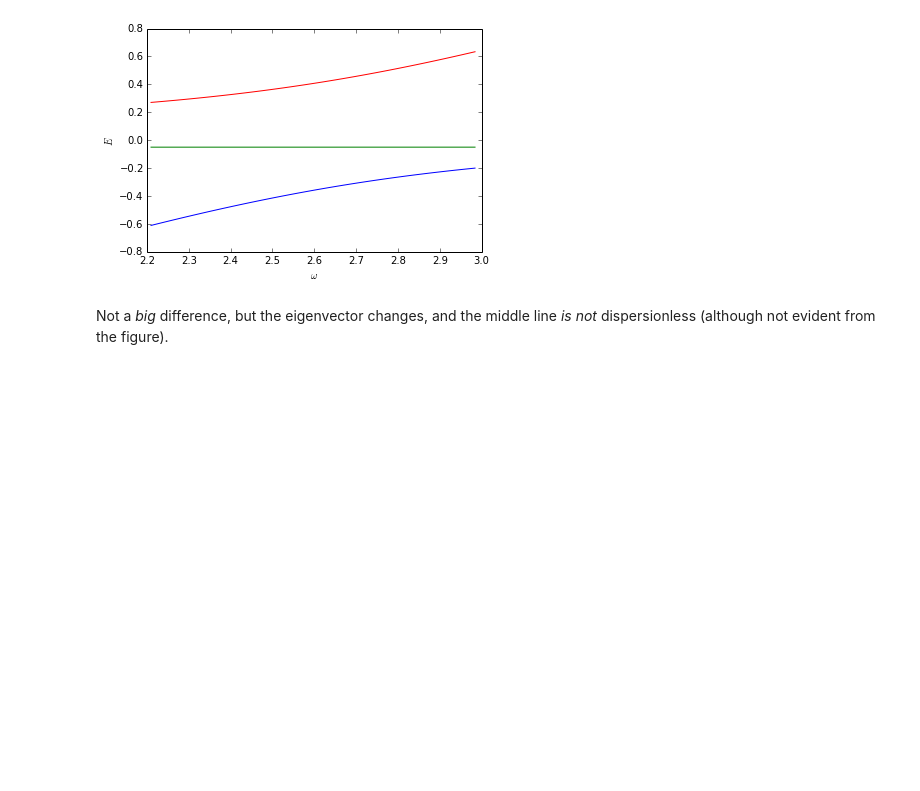
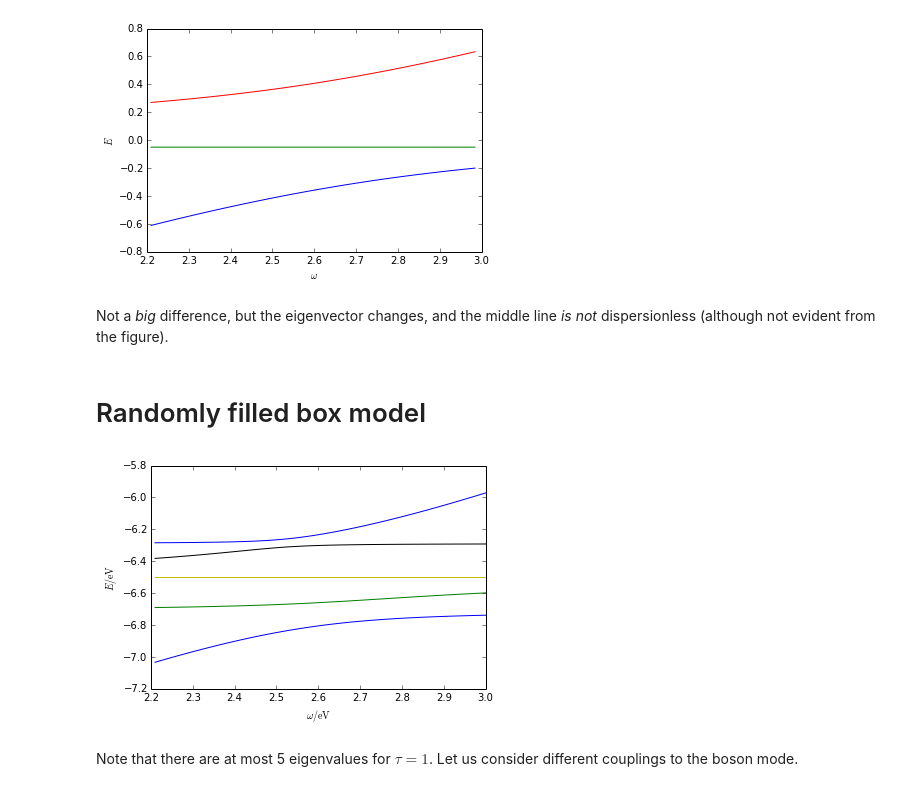
Before and after one commit to texnokrates/dicke, a Jupyter notebook: ipynotebooks/dicke.ipynb, the cells around one changed output. Cells and saved outputs as stored; diff of their text form; code cells hidden in the pictures; blank space fills up the shorter version.

Commit message:
Randomly-filled box generator and stuff.

```diff
--- a/ipynotebooks/dicke.ipynb
+++ b/ipynotebooks/dicke.ipynb
@@ -176,6 +211,27 @@ def dicke_tryparams(K=2, tau=1, start=2.21, stop=3,
     plt.plot(omegalist, eiglist)
     plt.xlabel('$\omega$')
     plt.ylabel('$E$')
+
+
+# N. B. the following expects input in SI units
+def randomBox_tryparams(K=20, tau=1, x=5*nm, y=5*nm, z=3*nm, mu=2*debye,
+                        start=2.21*eV, stop=3*eV,
+                        epsilons=2.6*eV, Vs=0.1*eV):
+    dirs = randomUnitVectors(K)
+    pos = randomPositionBox(K=K,x=x,y=y,z=z)
+    gs = dipoleCouplings(K, pos, dirs, mu)
+
+    omegalist = lrange(start, stop, 50)
+    eiglist = []
+    for om in omegalist:
+        H = dickeH(K=K,tau=tau,epsilons=epsilons,omega=om, Vs=Vs, gs=gs)
+        eiglist.append(numpy.linalg.eigvalsh(H))
+    for i in range(len(omegalist)):
+        omegalist[i] /= eV
+        eiglist[i] /= eV
+    plt.plot(omegalist, eiglist)
+    plt.xlabel('$\omega/\mathrm{eV}$')
+    plt.ylabel('$E/\mathrm{eV}$')
 # %%
 dicke_tryparams()
 # %% [output]
@@ -242,3 +302,11 @@ dicke_tryparams(K=2,tau=1,epsilons=2.6,Vs=[0.26,0.28],gs=0.05)
 [figure]
 # %% [markdown]
 Not a *big* difference, but the eigenvector changes, and the middle line *is not* dispersionless (although not evident from the figure).
+# %% [markdown]
+# Randomly filled box model
+# %%
+randomBox_tryparams(K=7,x=2*nm, y=2*nm, z=2*nm, tau=1, Vs=0.1*eV, mu=10*debye)
+# %% [output]
+[figure, added]
+# %% [markdown]
+Note that there are at most 5 eigenvalues for $\tau=1$. Let us consider different couplings to the boson mode.
```
Also changed, not shown: parts of 2 cells of this notebook.
